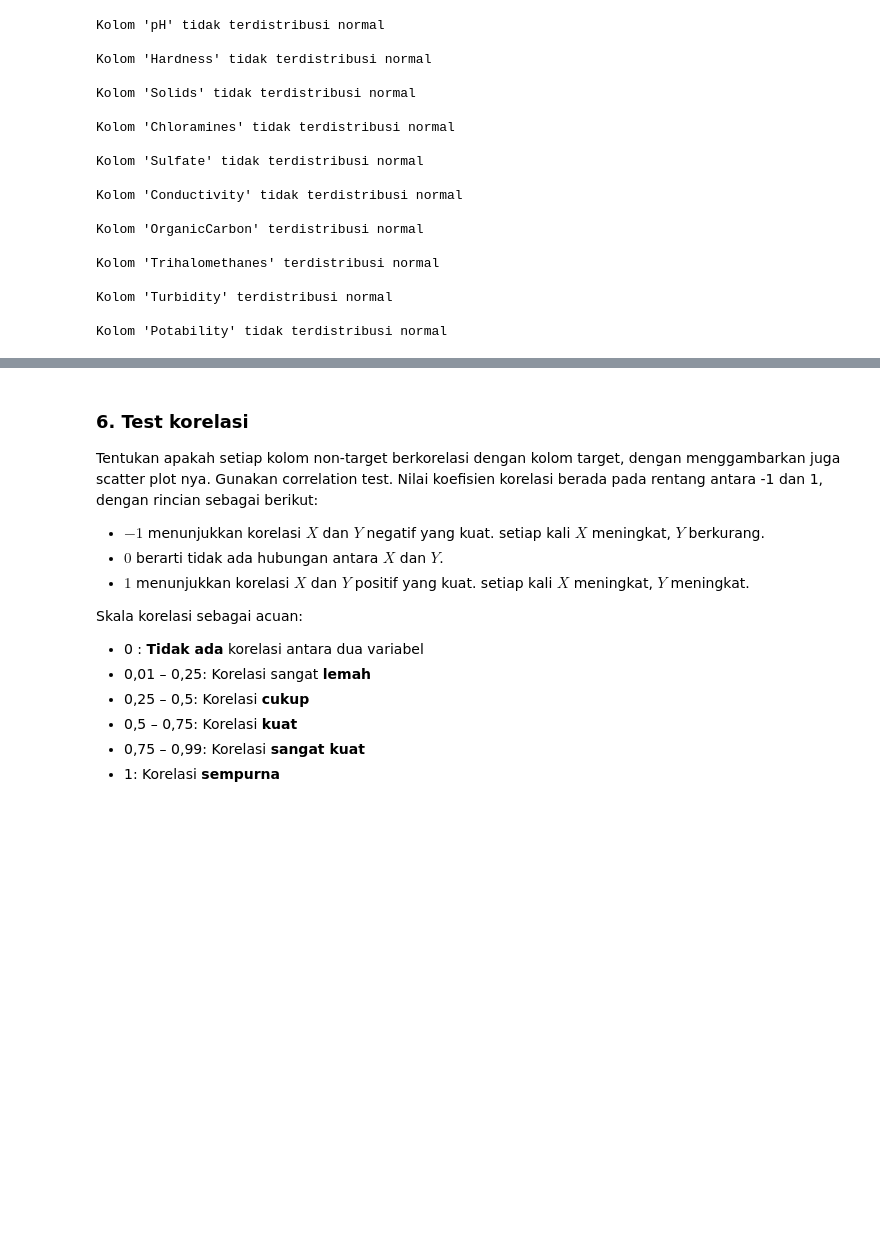
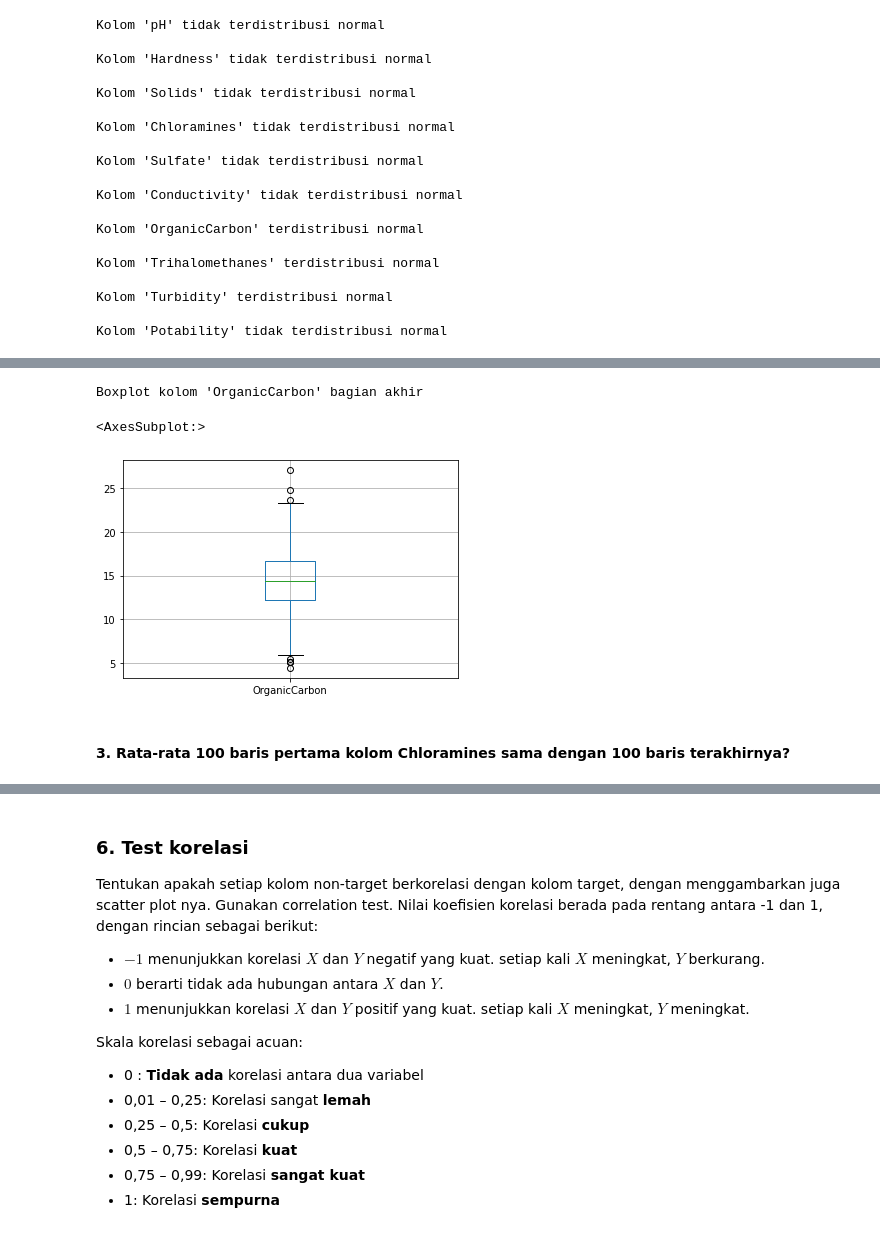
Before and after one commit to dwikalam/Tubes-IF2220-Probstat, a Jupyter notebook: TubesProbstat2021.ipynb, the cells around one changed output, grey strips where cells are left out. Cells and saved outputs as stored; diff of their text form; code cells hidden in the pictures; blank space fills up the shorter version.

```diff
--- a/TubesProbstat2021.ipynb
+++ b/TubesProbstat2021.ipynb
@@ -163,0 +296,9 @@ proporsi nilai yang sama di bagian akhir Turbidity ?
+# %%
+print("Boxplot kolom 'OrganicCarbon' bagian akhir")
+oc_akhir.boxplot(["OrganicCarbon"])
+# %% [output]
+Boxplot kolom 'OrganicCarbon' bagian akhir
+<AxesSubplot:>
+[figure, added]
+# %% [markdown]
+#### 3. Rata-rata 100 baris pertama kolom Chloramines sama dengan 100 baris terakhirnya?
```
Also changed, not shown: parts of 23 cells of this notebook, 1 other file.
